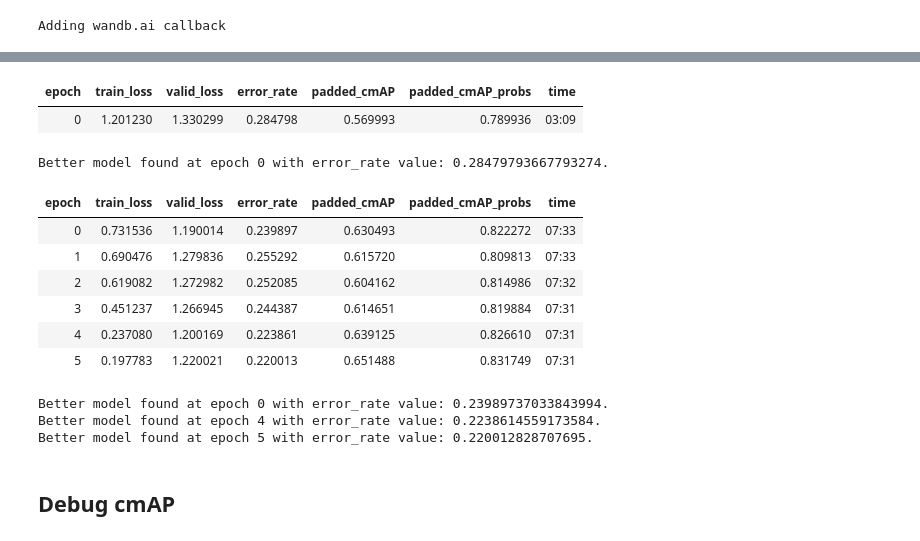
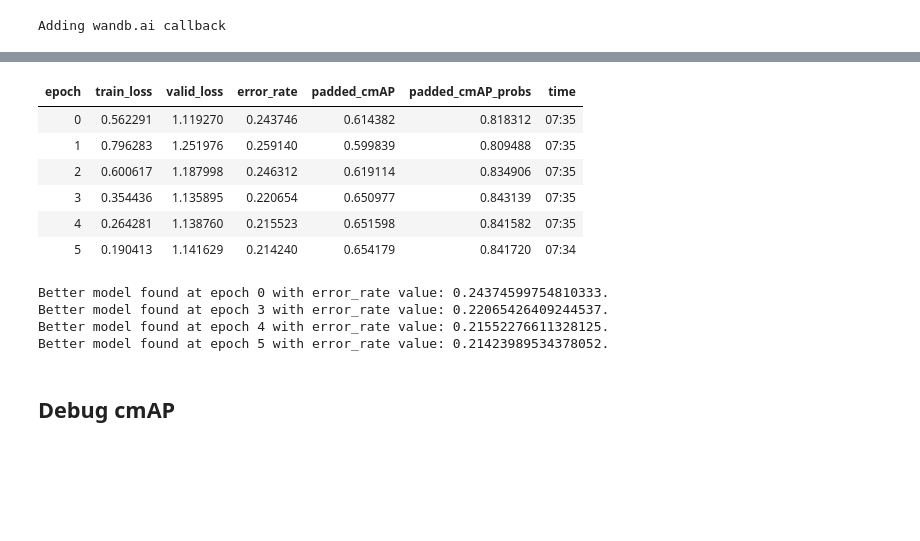
Before and after one commit to sdhca/birdclef-2023, a Jupyter notebook: birdclef-2023-model-fit-32k-weighted.ipynb, the cells around one changed output, grey strips where cells are left out. Drawn from its saved outputs; the diff is of its cells as text; code cells hidden in the pictures; blank space fills up the shorter version.

Commit message:
Training notebook for balmy-cloud-76 / birdclef-2023-eca_nfnet_l0-20230513-165301.pkl

```diff
--- a/birdclef-2023-model-fit-32k-weighted.ipynb
+++ b/birdclef-2023-model-fit-32k-weighted.ipynb
@@ -612,21 +612,19 @@ Better model found at epoch 5 with error_rate value: 0.24118024110794067.
 # %%
 learn.fine_tune(hypp['n_epochs'],
-                freeze_epochs=hypp['freeze_epochs'],
+                freeze_epochs=0,
                 base_lr=0.5*hypp['base_lr'])
 # %% [output]
 | epoch | train_loss | valid_loss | error_rate | padded_cmAP | padded_cmAP_probs | time |
-| 0 | 1.201230 | 1.330299 | 0.284798 | 0.569993 | 0.789936 | 03:09 |
+| 0 | 0.562291 | 1.119270 | 0.243746 | 0.614382 | 0.818312 | 07:35 |
+| 1 | 0.796283 | 1.251976 | 0.259140 | 0.599839 | 0.809488 | 07:35 |
+| 2 | 0.600617 | 1.187998 | 0.246312 | 0.619114 | 0.834906 | 07:35 |
+| 3 | 0.354436 | 1.135895 | 0.220654 | 0.650977 | 0.843139 | 07:35 |
+| 4 | 0.264281 | 1.138760 | 0.215523 | 0.651598 | 0.841582 | 07:35 |
+| 5 | 0.190413 | 1.141629 | 0.214240 | 0.654179 | 0.841720 | 07:34 |
-Better model found at epoch 0 with error_rate value: 0.28479793667793274.
+Better model found at epoch 0 with error_rate value: 0.24374599754810333.
+Better model found at epoch 3 with error_rate value: 0.22065426409244537.
+Better model found at epoch 4 with error_rate value: 0.21552276611328125.
+Better model found at epoch 5 with error_rate value: 0.21423989534378052.
-| epoch | train_loss | valid_loss | error_rate | padded_cmAP | padded_cmAP_probs | time |
-| 0 | 0.731536 | 1.190014 | 0.239897 | 0.630493 | 0.822272 | 07:33 |
-| 1 | 0.690476 | 1.279836 | 0.255292 | 0.615720 | 0.809813 | 07:33 |
-| 2 | 0.619082 | 1.272982 | 0.252085 | 0.604162 | 0.814986 | 07:32 |
-| 3 | 0.451237 | 1.266945 | 0.244387 | 0.614651 | 0.819884 | 07:31 |
-| 4 | 0.237080 | 1.200169 | 0.223861 | 0.639125 | 0.826610 | 07:31 |
-| 5 | 0.197783 | 1.220021 | 0.220013 | 0.651488 | 0.831749 | 07:31 |
-Better model found at epoch 0 with error_rate value: 0.23989737033843994.
-Better model found at epoch 4 with error_rate value: 0.2238614559173584.
-Better model found at epoch 5 with error_rate value: 0.220012828707695.
 # %% [markdown]
 ## Debug cmAP
 # %%
```
Also changed, not shown: parts of 18 cells of this notebook.
